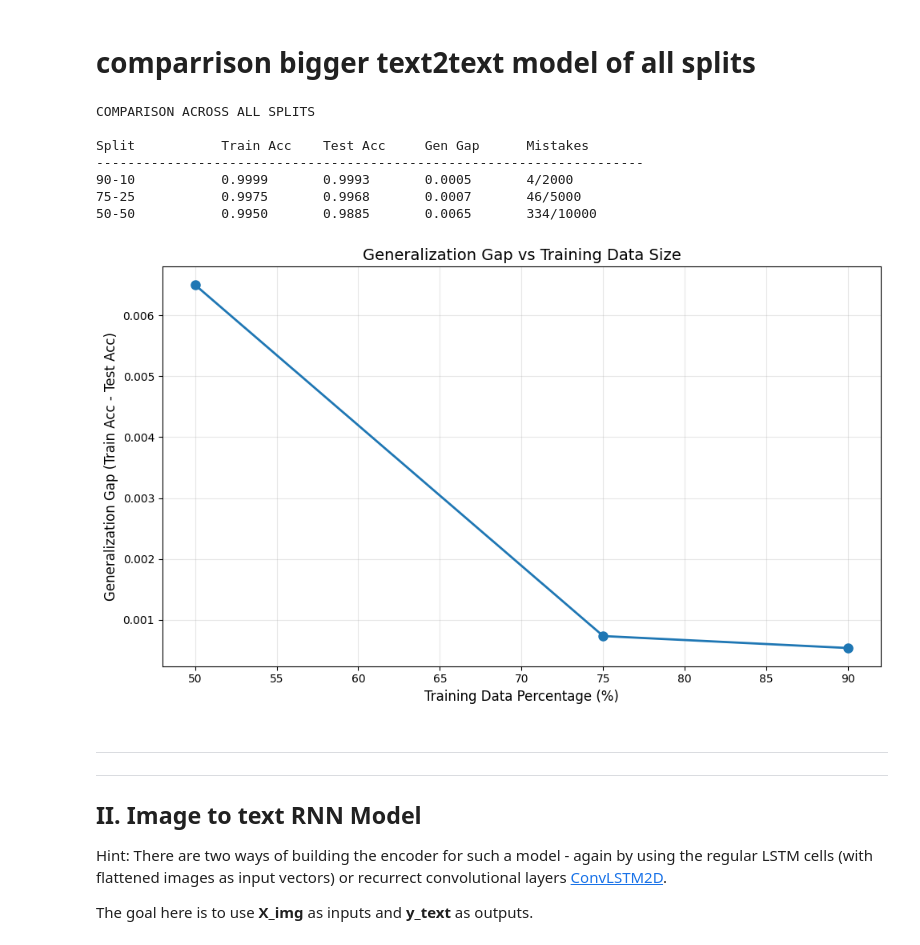
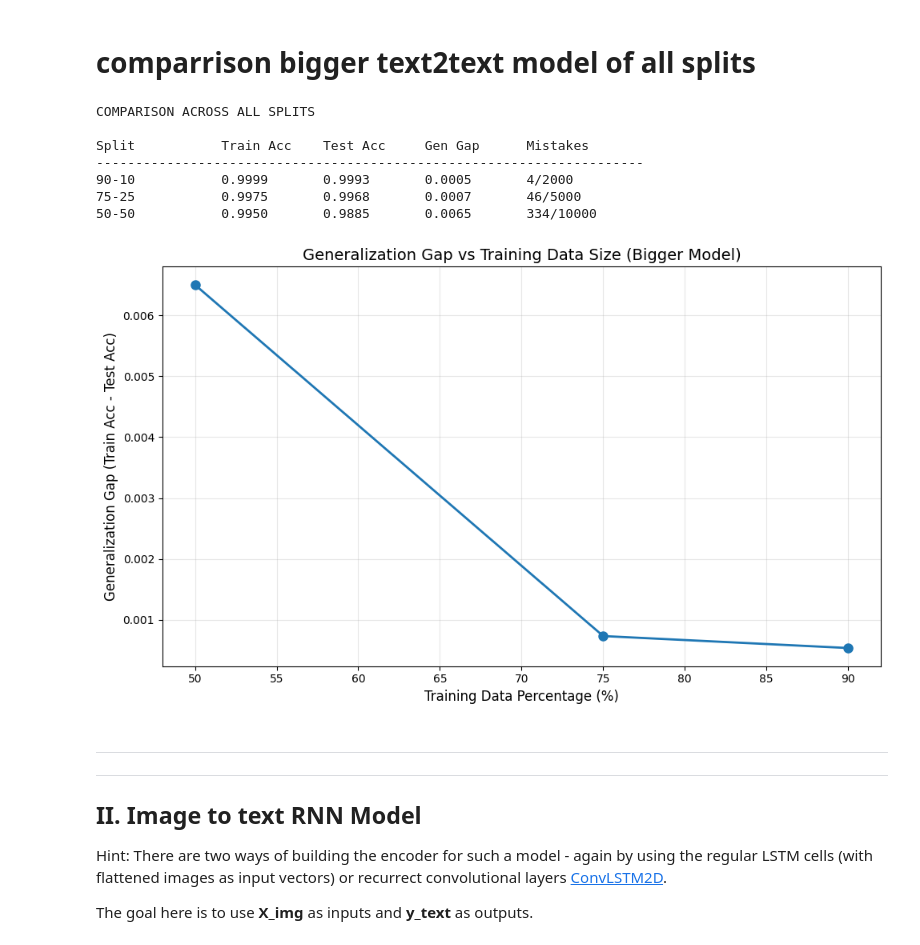
Before and after one commit to gaddetsi/final-assignment-IDL, a Jupyter notebook: A2_RNNs.ipynb, the cells around one changed output. Cells and saved outputs as stored; diff of their text form; code cells hidden in the pictures.

```diff
--- a/A2_RNNs.ipynb
+++ b/A2_RNNs.ipynb
@@ -955,35 +955,35 @@ for split_name in sorted(results_big.keys(), key=lambda x: int(x.split('-')[0]),
         'num_mistakes': num_mistakes,
         'total_samples': len(y_test_decoded)
     })
 
 # Display table
 print(f"\n{'Split':<15} {'Train Acc':<12} {'Test Acc':<12} {'Gen Gap':<12} {'Mistakes':<15}")
 print("-" * 70)
 for data in summary_data:
     print(f"{data['split']:<15} {data['train_acc']:<12.4f} {data['test_acc']:<12.4f} "
           f"{data['gen_gap']:<12.4f} {data['num_mistakes']}/{data['total_samples']}")
 
 # Plot generalization gap
 plt.figure(figsize=(10, 6))
 train_sizes = [d['train_size'] for d in summary_data]
 gen_gaps = [d['gen_gap'] for d in summary_data]
 
 plt.plot(train_sizes, gen_gaps, marker='o', linewidth=2, markersize=8)
 plt.xlabel('Training Data Percentage (%)', fontsize=12)
 plt.ylabel('Generalization Gap (Train Acc - Test Acc)', fontsize=12)
-plt.title('Generalization Gap vs Training Data Size', fontsize=14)
+plt.title('Generalization Gap vs Training Data Size (Bigger Model)', fontsize=14)
 plt.grid(True, alpha=0.3)
 plt.tight_layout()
 plt.show()
 # %% [output]
 COMPARISON ACROSS ALL SPLITS
 
 Split           Train Acc    Test Acc     Gen Gap      Mistakes
 ----------------------------------------------------------------------
 90-10           0.9999       0.9993       0.0005       4/2000
 75-25           0.9975       0.9968       0.0007       46/5000
 50-50           0.9950       0.9885       0.0065       334/10000
-[figure, old version]
+[figure, new version]
 # %% [markdown]
 
 ---
```
Also changed, not shown: parts of 1 cell of this notebook.
